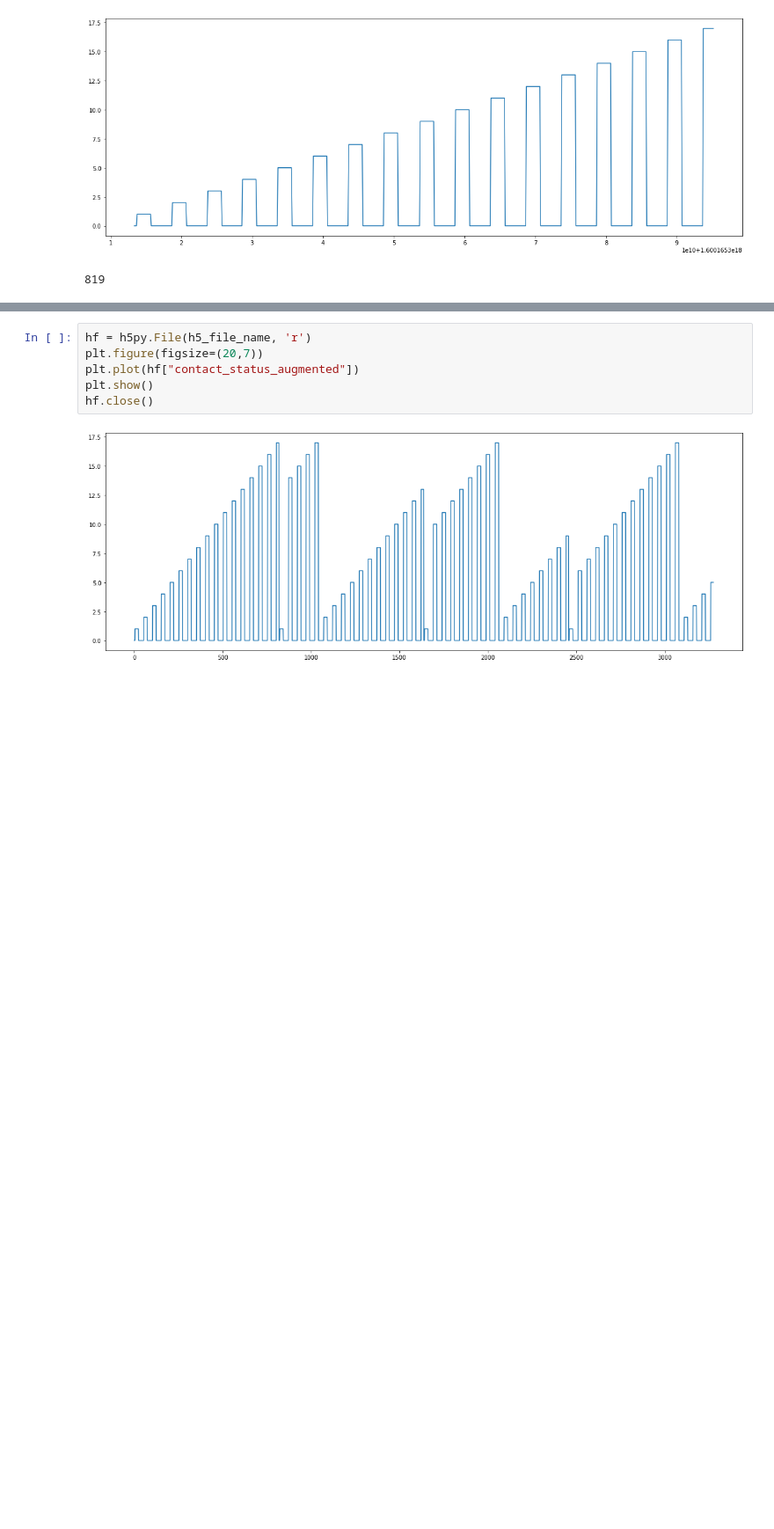
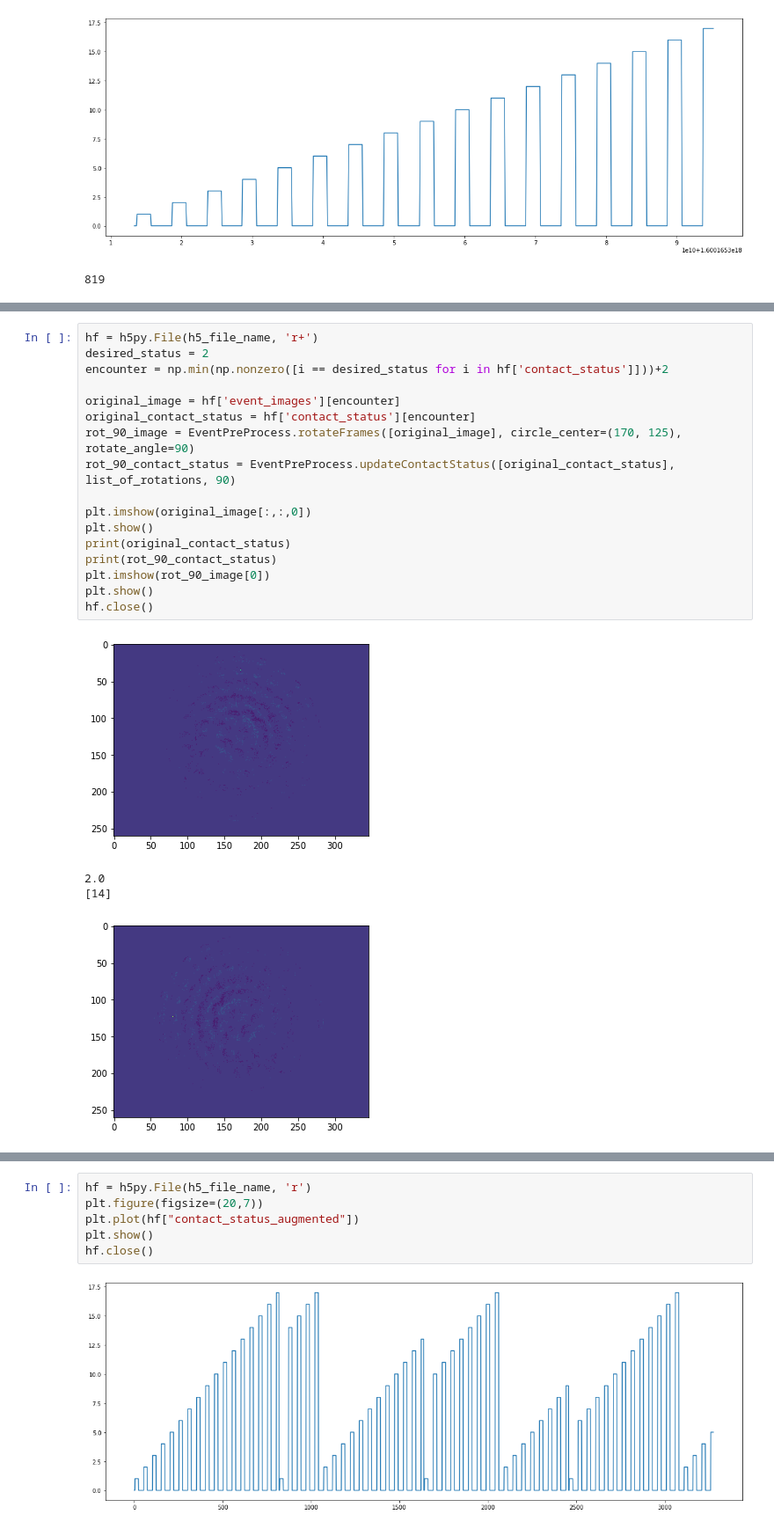
Before and after one commit to abdullaayyad96/DVSContactEstimation, a Jupyter notebook: preprocess.ipynb, the cells around one changed output, grey strips where cells are left out. Shown at 88% size. Cells and saved outputs as stored; diff of their text form; blank space fills up the shorter version.

```diff
--- a/preprocess.ipynb
+++ b/preprocess.ipynb
@@ -143,3 +150,25 @@ Percentage finished: 99.24895150589757
+# %%
+hf = h5py.File(h5_file_name, 'r+')
+desired_status = 2
+encounter = np.min(np.nonzero([i == desired_status for i in hf['contact_status']]))+2
+
+original_image = hf['event_images'][encounter]
+original_contact_status = hf['contact_status'][encounter]
+rot_90_image = EventPreProcess.rotateFrames([original_image], circle_center=(170, 125), rotate_angle=90)
+rot_90_contact_status = EventPreProcess.updateContactStatus([original_contact_status], list_of_rotations, 90)
+
+plt.imshow(original_image[:,:,0])
+plt.show()
+print(original_contact_status)
+print(rot_90_contact_status)
+plt.imshow(rot_90_image[0])
+plt.show()
+hf.close()
+# %% [output]
+[figure, added]
+2.0
+[14]
+[figure, added]
 # %%
 #Augment images with rotation
 hf = h5py.File(h5_file_name, 'r+')
```
Also changed, not shown: parts of 10 cells of this notebook, 2 other files.
